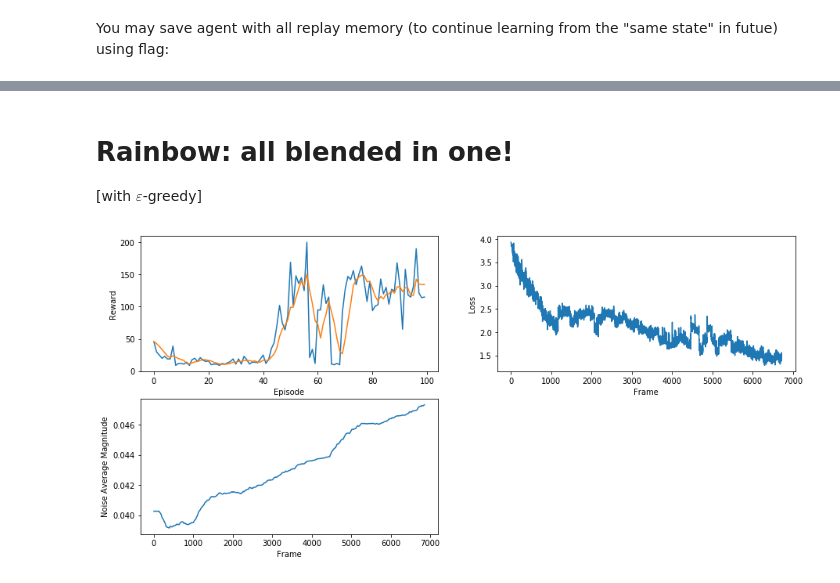
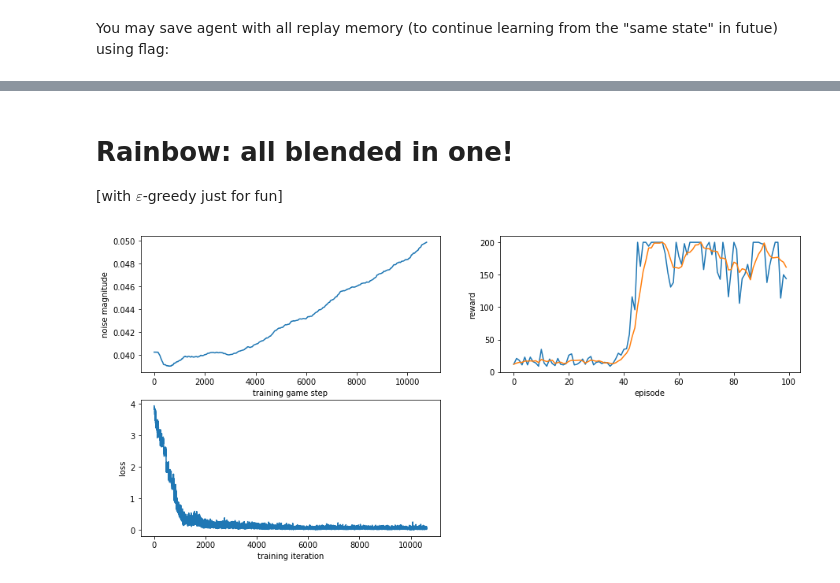
Before and after one commit to FortsAndMills/Learning-Reinforcement-Learning, a Jupyter notebook: LearningRL - Demo.ipynb, the cells around one changed output, grey strips where cells are left out. Saved outputs shown, nothing was run; the diff lists cells and outputs as text; code cells hidden in the pictures.

```diff
--- a/LearningRL - Demo.ipynb
+++ b/LearningRL - Demo.ipynb
@@ -7,10 +7,6 @@ Code compiled from different sources:
 * [Deep RL Tutorials](https://github.com/qfettes/DeepRL-Tutorials)
 # %%
 from LRL import *
-# %%
-import gym
-import gym.spaces        # to avoid warnings
-gym.logger.set_level(40) # to avoid warnings
 # %% [markdown]
 # Playing games inline
 # %%
@@ -126,3 +144,5 @@ agent = eGreedy(TargetQAgent(QAgent(ReplayBufferAgent)))(env=env,
+# %%
+agent = eGreedy(TargetQAgent(QAgent(ReplayBufferAgent)))(config)
 # %% [markdown]
 #### Training
 # %%
@@ -163,29 +183,34 @@ plot_durations(agent, 5)
 # %% [markdown]
 # Rainbow: all blended in one!
-[with $\varepsilon$-greedy]
+[with $\varepsilon$-greedy just for fun]
 # %%
-agent = eGreedy(DoubleQAgent(CategoricalQAgent(NstepReplay(PrioritizedBufferAgent))))(env=env,
-                FeatureExtractorNet = BasicNetwork,
-                features_size = 128,
-                QnetworkHead = DuelingCategoricalQnetwork,
-                noisy = True,
-                target_update = 100,
-                batch_size=32,
-                gamma=0.99,
-                replay_buffer_nsteps = 2,
-                replay_buffer_init=128,
-                replay_buffer_capacity=1000,
-                epsilon_start = 1.0, epsilon_final = 0.01, epsilon_decay = 500,
-                rp_alpha=0.6, rp_beta_start = 0.4, rp_beta_frames = 100,
-                Vmin=-10, Vmax=10, num_atoms=51)
+config = {
+    "env": env,
+    "FeatureExtractor": BasicNetwork,
+    "QnetworkHead": DuelingCategoricalQnetwork,
+    "linear_layer": NoisyLinear,
+    "target_update": 100,
+    "batch_size": 32,
+    "gamma": 0.99,
+    "replay_buffer_nsteps": 2,
+    "replay_buffer_init": 128,
+    "replay_buffer_capacity": 100000,
+    "epsilon_start": 1,
+    "epsilon_final": 0.001,
+    "epsilon_decay": 500,
+    "rp_alpha": 0.6, "rp_beta_start": 0.4, "rp_beta_frames": 100,
+    "Vmin": -10, "Vmax": 10, "num_atoms": 51
+}
+# %%
+agent = eGreedy(DoubleQAgent(CategoricalQAgent(NstepReplay(PrioritizedBufferAgent))))(config)
 # %%
 %%time
 for i in range(100):
     agent.play()
-    plot_durations(agent, 5)
+    plot_durations(agent, means_window=5)
 
 print('Complete')
 plt.show()
 # %% [output]
-[figure, old version]
+[figure, new version]
 Complete
```
Also changed, not shown: parts of 17 cells of this notebook, 2 other files.
